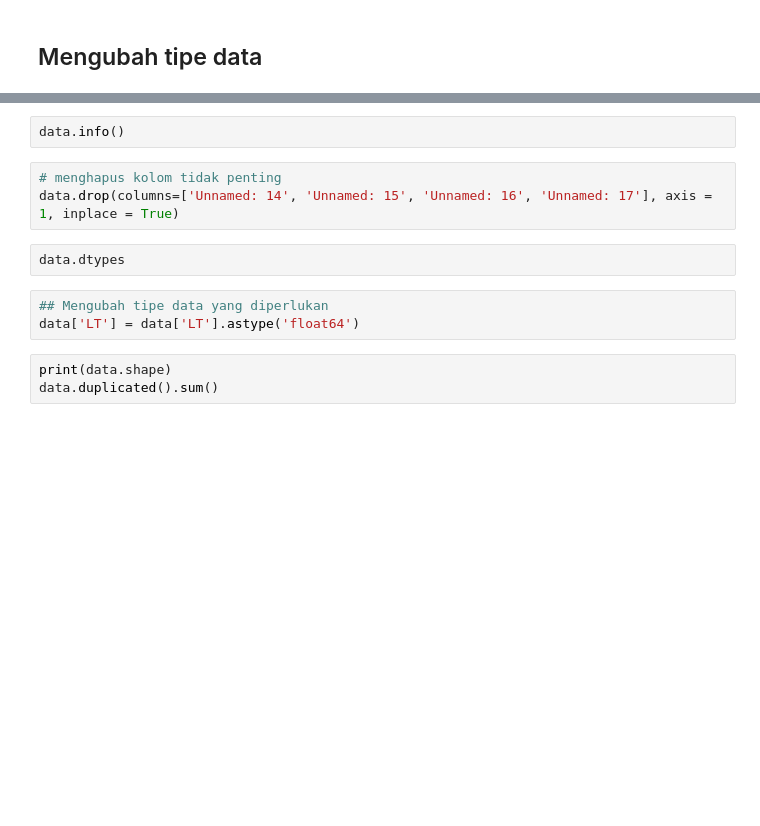
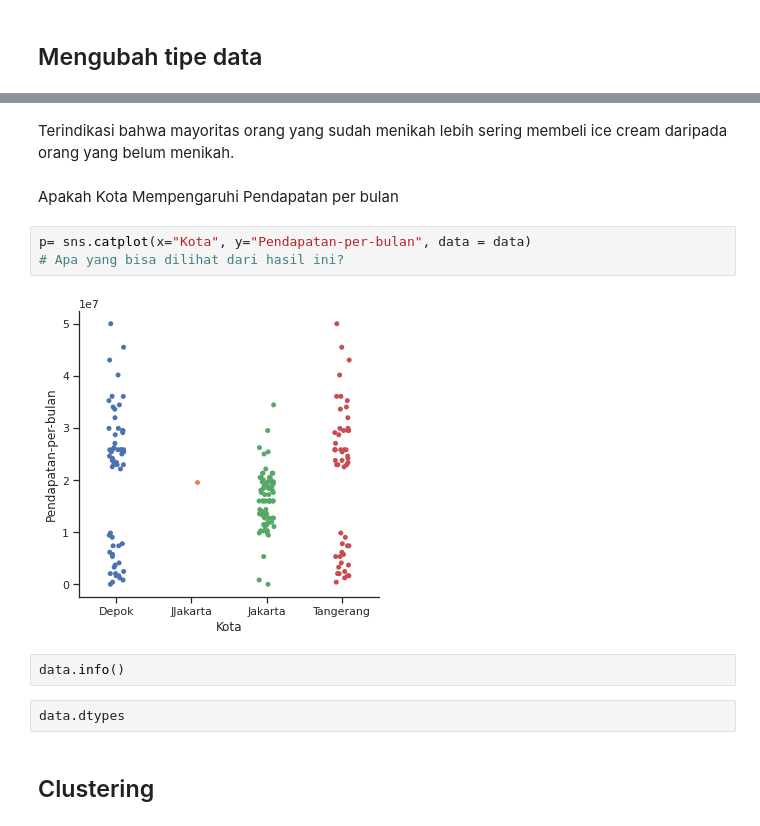
Before and after one commit to Nanasz/Kelompok7-DataMining2, a Jupyter notebook: Kelompok_7.ipynb, the cells around one changed output, grey strips where cells are left out. Saved outputs shown, nothing was run; the diff lists cells and outputs as text; blank space fills up the shorter version.

```diff
--- a/Kelompok_7.ipynb
+++ b/Kelompok_7.ipynb
@@ -256,13 +259,15 @@ fig = sns.boxplot(x = gdcu.wind_speed).set_title('Wind Speed Boxplot')
+# %% [markdown]
+Terindikasi bahwa mayoritas orang yang sudah menikah lebih sering membeli ice cream daripada orang yang belum menikah.
+# %% [markdown]
+Apakah Kota Mempengaruhi Pendapatan per bulan
+# %%
+p= sns.catplot(x="Kota", y="Pendapatan-per-bulan", data = data)
+# Apa yang bisa dilihat dari hasil ini?
+# %% [output]
+[figure, added]
 # %%
 data.info()
-# %%
-# menghapus kolom tidak penting
-data.drop(columns=['Unnamed: 14', 'Unnamed: 15', 'Unnamed: 16', 'Unnamed: 17'], axis = 1, inplace = True)
 # %%
 data.dtypes
-# %%
-## Mengubah tipe data yang diperlukan
-data['LT'] = data['LT'].astype('float64')
-# %%
-print(data.shape)
-data.duplicated().sum()
+# %% [markdown]
+## Clustering
```
Also changed, not shown: parts of 39 cells of this notebook.
